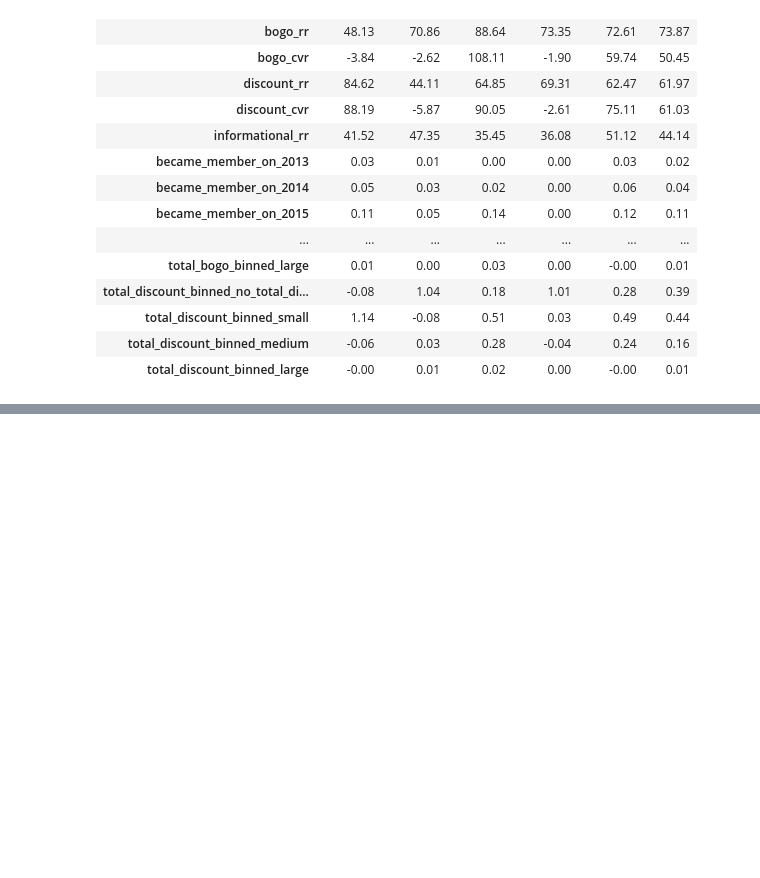
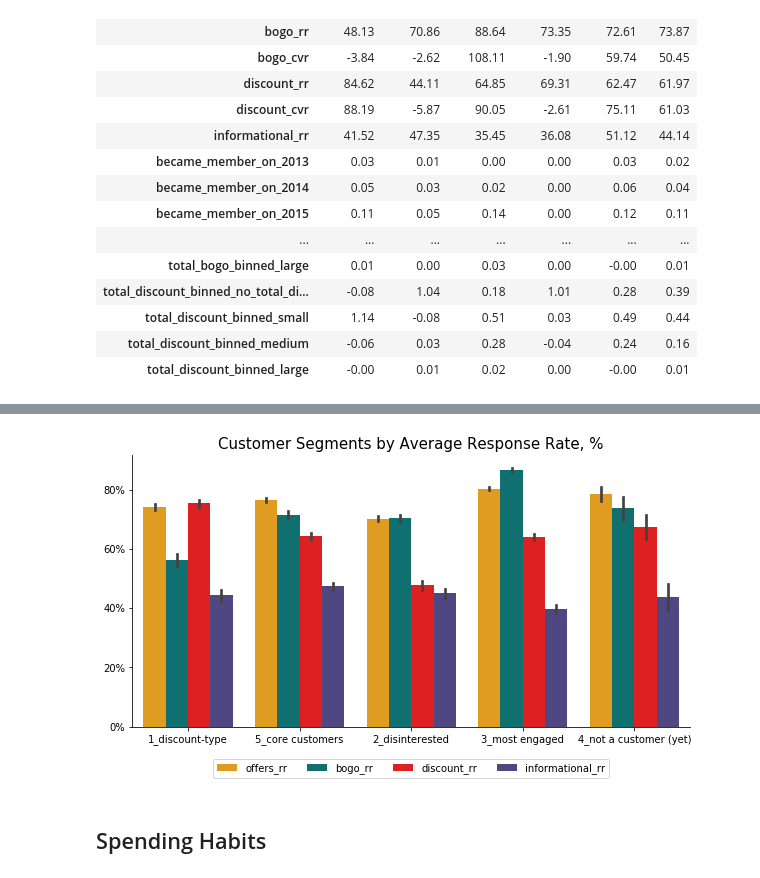
Before and after one commit to k-bosko/Starbucks_rewards, a Jupyter notebook: Starbucks_capstone.ipynb, the cells around one changed output, grey strips where cells are left out. Saved outputs shown, nothing was run; the diff lists cells and outputs as text; code cells hidden in the pictures; blank space fills up the shorter version.

```diff
--- a/Starbucks_capstone.ipynb
+++ b/Starbucks_capstone.ipynb
@@ -1262,0 +1336,16 @@ for i, each in enumerate(cluster_df_fin.T.columns):
+# %%
+cols = ['offers_rr', 'bogo_rr', 'discount_rr', 'informational_rr']
+fig, ax = plt.subplots(figsize=(10, 5))
+
+tidy = starbucks_predicted.melt(id_vars='segments_labeled', value_vars=cols).rename(columns=str.title)
+barplot = sns.barplot(x='Segments_Labeled', y='Value', hue='Variable', data=tidy, ax=ax, palette=['orange', 'teal', 'red', 'darkslateblue']);
+plt.xlabel("");
+plt.ylabel("");
+plt.title("Customer Segments by Average Response Rate, %", fontsize=15);
+sns.despine(fig);
+ax.yaxis.set_major_formatter(FuncFormatter(lambda y, _: '{:.0f}%'.format(y)))
+ax.legend(loc='upper center', bbox_to_anchor=(0.5, -0.1), ncol=4);
+# %% [output]
+[figure, added]
+# %% [markdown]
+## Spending Habits
```
Also changed, not shown: parts of 33 cells of this notebook.
